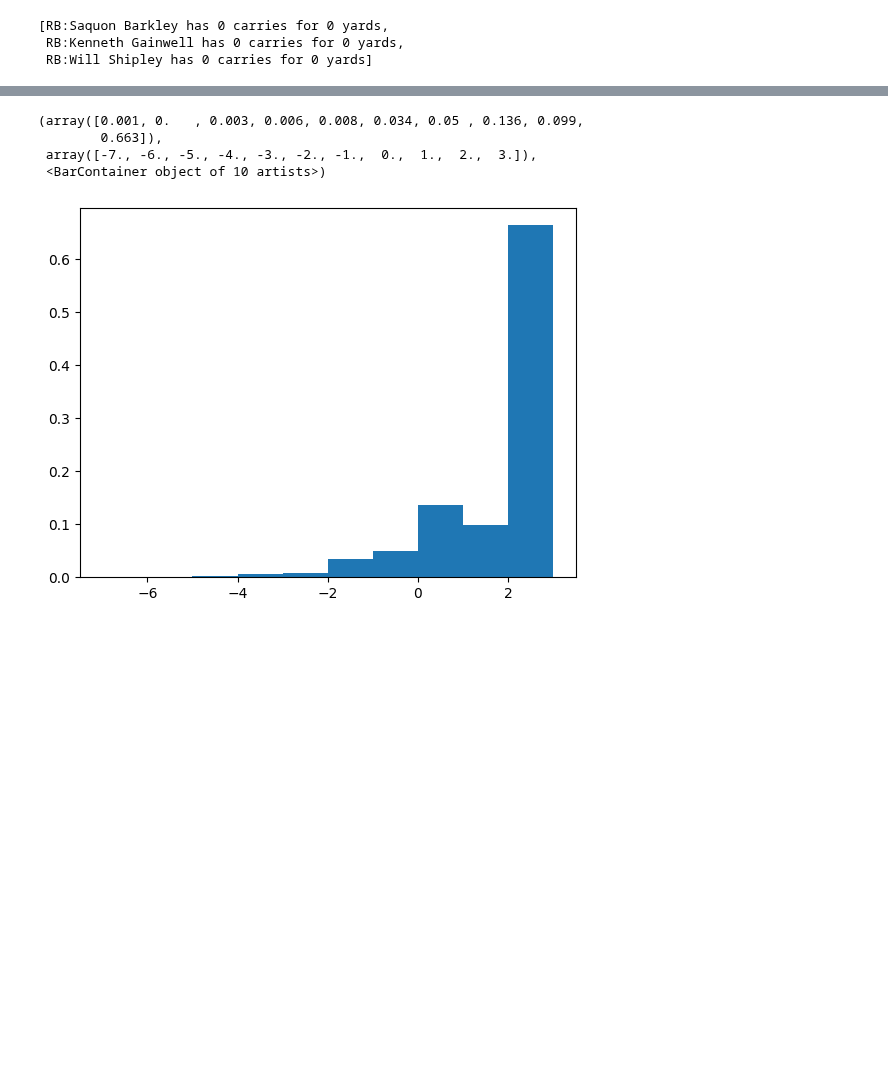
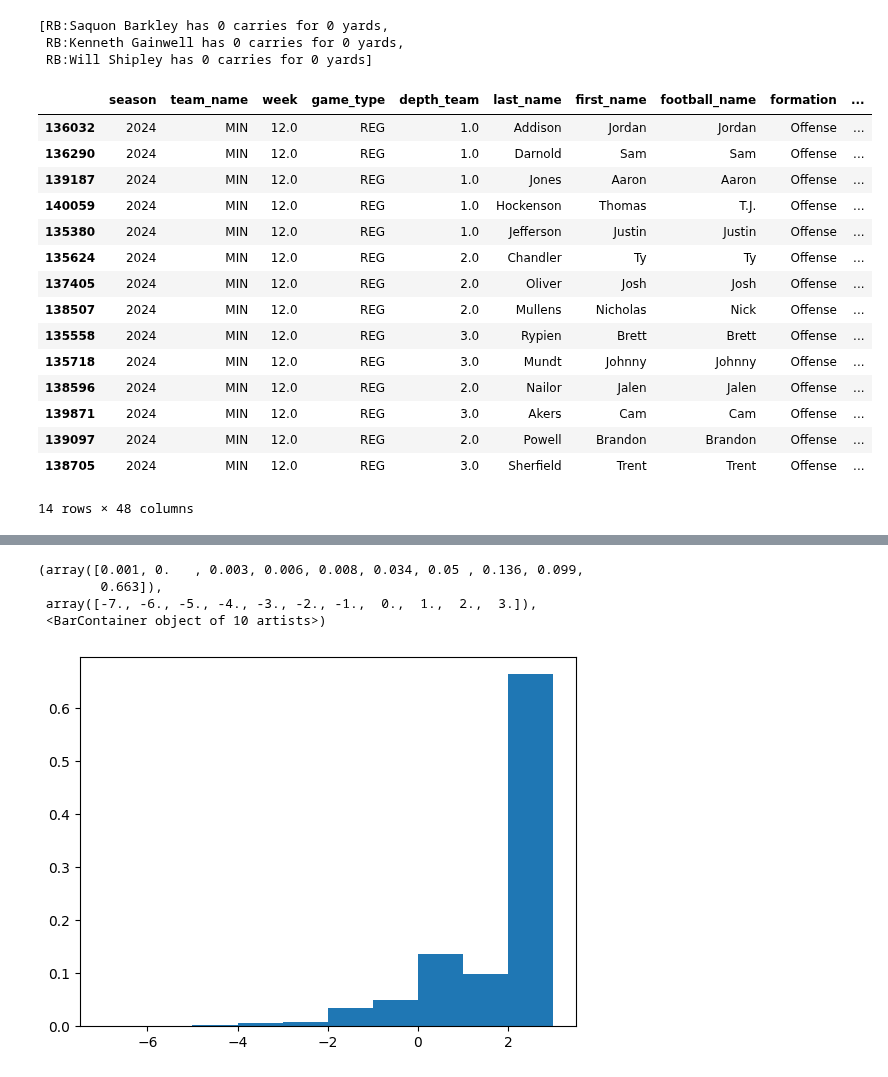
Before and after one commit to sharedw/NFL_sim, a Jupyter notebook: sim.ipynb, the cells around one changed output, grey strips where cells are left out. Cells and saved outputs as stored; diff of their text form; code cells hidden in the pictures; blank space fills up the shorter version.

Commit message:
cleaned feature eng + snap shares

```diff
--- a/sim.ipynb
+++ b/sim.ipynb
@@ -43 +45,39 @@ player_stats.loc[(player_stats.player_id=='00-0036919') & (player_stats.season==
+# %%
+stat_cols = ['completions', 'attempts',
+       'passing_yards', 'passing_tds', 'interceptions', 'sacks', 'sack_yards',
+       'sack_fumbles', 'sack_fumbles_lost', 'passing_air_yards',
+       'passing_yards_after_catch', 'passing_first_downs', 'passing_epa',
+       'passing_2pt_conversions', 'pacr', 'dakota', 'carries', 'rushing_yards',
+       'rushing_tds', 'rushing_fumbles', 'rushing_fumbles_lost',
+       'rushing_first_downs', 'rushing_epa', 'rushing_2pt_conversions',
+       'receptions', 'targets', 'receiving_yards', 'receiving_tds',
+       'receiving_fumbles', 'receiving_fumbles_lost', 'receiving_air_yards',
+       'receiving_yards_after_catch', 'receiving_first_downs', 'receiving_epa',
+       'receiving_2pt_conversions', 'racr', 'target_share', 'air_yards_share',
+       'wopr', 'special_teams_tds', 'fantasy_points', 'fantasy_points_ppr']
+# %%
+class Player():
+    def __init__(self, d):
+        self.name = d["full_name"]
+        self.id = d["gsis_id"]
+        self.depth_team= int(d['dense_depth'])
+        self.stats = {x:0 for x in stat_cols}
+        self.features= d.to_dict()
+
+    def show_headshot(self):
+        url = self.headshot_url
+        response = requests.get(url)
+        response.raise_for_status()  # Ensure the request was successful
+        img = Image.open(BytesIO(response.content))
+        plt.imshow(img)
+        plt.axis('off')  # Turn off axis for cleaner display
+        plt.show()
+
+    def __getattr__(self, name):
+            # Redirect attribute access to the stats dictionary
+            if name in self.stats:
+                return self.stats[name]
+            elif name in self.features:
+                return self.features[name]
+            raise AttributeError(f"'{self.__class__.__name__}' object has no attribute '{name}'")
 # %%
@@ -136,3 +203,24 @@ vik.RBs
 [RB:Saquon Barkley has 0 carries for 0 yards,
  RB:Kenneth Gainwell has 0 carries for 0 yards,
  RB:Will Shipley has 0 carries for 0 yards]
+# %%
+vik = Team('MIN',2024, 13)
+det = Team('DET',2024, 13)
+vik.players
+# %% [output]
+|  | season | team_name | week | game_type | depth_team | last_name | first_name | football_name | formation | ... |
+| 136032 | 2024 | MIN | 12.0 | REG | 1.0 | Addison | Jordan | Jordan | Offense | ... |
+| 136290 | 2024 | MIN | 12.0 | REG | 1.0 | Darnold | Sam | Sam | Offense | ... |
+| 139187 | 2024 | MIN | 12.0 | REG | 1.0 | Jones | Aaron | Aaron | Offense | ... |
+| 140059 | 2024 | MIN | 12.0 | REG | 1.0 | Hockenson | Thomas | T.J. | Offense | ... |
+| 135380 | 2024 | MIN | 12.0 | REG | 1.0 | Jefferson | Justin | Justin | Offense | ... |
+| 135624 | 2024 | MIN | 12.0 | REG | 2.0 | Chandler | Ty | Ty | Offense | ... |
+| 137405 | 2024 | MIN | 12.0 | REG | 2.0 | Oliver | Josh | Josh | Offense | ... |
+| 138507 | 2024 | MIN | 12.0 | REG | 2.0 | Mullens | Nicholas | Nick | Offense | ... |
+| 135558 | 2024 | MIN | 12.0 | REG | 3.0 | Rypien | Brett | Brett | Offense | ... |
+| 135718 | 2024 | MIN | 12.0 | REG | 3.0 | Mundt | Johnny | Johnny | Offense | ... |
+| 138596 | 2024 | MIN | 12.0 | REG | 2.0 | Nailor | Jalen | Jalen | Offense | ... |
+| 139871 | 2024 | MIN | 12.0 | REG | 3.0 | Akers | Cam | Cam | Offense | ... |
+| 139097 | 2024 | MIN | 12.0 | REG | 2.0 | Powell | Brandon | Brandon | Offense | ... |
+| 138705 | 2024 | MIN | 12.0 | REG | 3.0 | Sherfield | Trent | Trent | Offense | ... |
+14 rows × 48 columns
```
Also changed, not shown: parts of 35 cells of this notebook, 7 other files.
